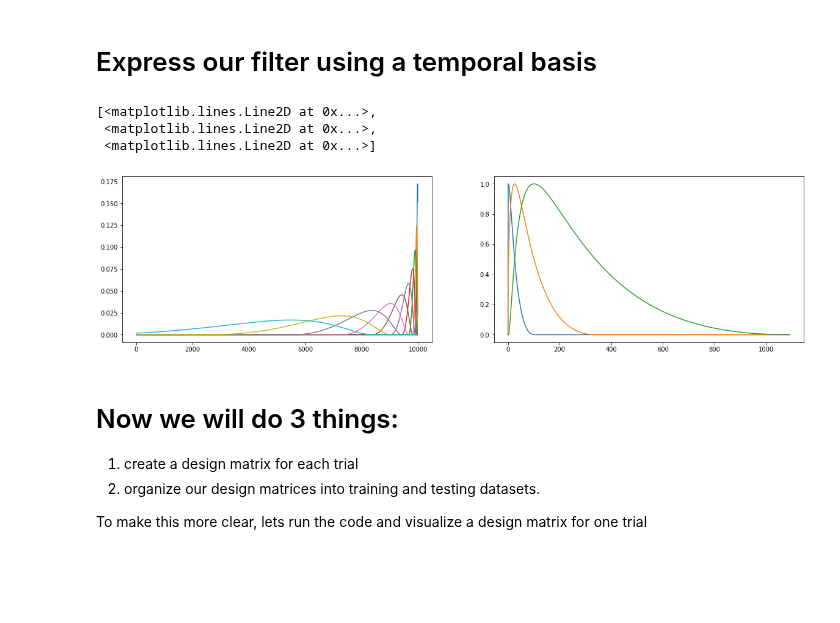
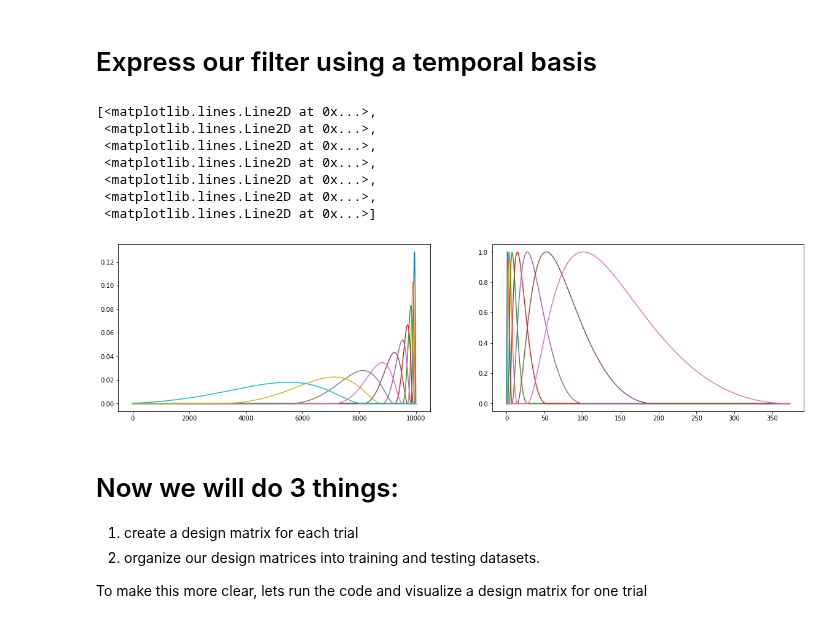
Before and after one commit to davidfox87/neuro_encoding_models, a Jupyter notebook: fitting_spike_train_tutorial.ipynb, the cells around one changed output. Cells and saved outputs as stored; diff of their text form; code cells hidden in the pictures; blank space fills up the shorter version.

```diff
--- a/fitting_spike_train_tutorial.ipynb
+++ b/fitting_spike_train_tutorial.ipynb
@@ -44,8 +44,8 @@ def make_bases(dur, peaks, stim_nbases, stretch, dt=0.02):
 	# otherwise we pad with 0's
 	# stim_basis.makeNonlinearRaisedCosStim(.1, [10, round(nkt/1.7)], stretch, nkt)  # first and last peak positions,
 	stim_basis.makeNonlinearRaisedCosStim(.1, [first_peak / dt, last_peak / dt], stretch, nkt)
-	spike_basis = RaisedCosine(100, 3, 1, 'sphist')
-	spike_basis.makeNonlinearRaisedCosPostSpike(0.1, [.1, 10], 1, 0.01)
+	spike_basis = RaisedCosine(100, 7, 1, 'sphist')
+	spike_basis.makeNonlinearRaisedCosPostSpike(0.1, [.1, 10], .1, 0.01)
 
 	return stim_basis, spike_basis
 
@@ -127,16 +126,20 @@ stim = scaler.fit_transform(stim)
 # %% [markdown]
 # Express our filter using a temporal basis
 # %%
-stim_basis, spike_basis = make_bases(10., [0.01, 4.5], 10, 40, dt=0.001)
+stim_basis, spike_basis = make_bases(10., [0.05, 4.5], 10, 40, dt=0.001)
 
 fig, ax = plt.subplots(1, 2, figsize=[20, 5])
 ax[0].plot(stim_basis.B)
 ax[1].plot(spike_basis.B)
 # %% [output]
 [<matplotlib.lines.Line2D at 0x...>,
  <matplotlib.lines.Line2D at 0x...>,
+ <matplotlib.lines.Line2D at 0x...>,
+ <matplotlib.lines.Line2D at 0x...>,
+ <matplotlib.lines.Line2D at 0x...>,
+ <matplotlib.lines.Line2D at 0x...>,
  <matplotlib.lines.Line2D at 0x...>]
-[figure, old version]
+[figure, new version]
 # %% [markdown]
 # Now we will do 3 things:
 1. create a design matrix for each trial
```
Also changed, not shown: parts of 15 cells of this notebook.
